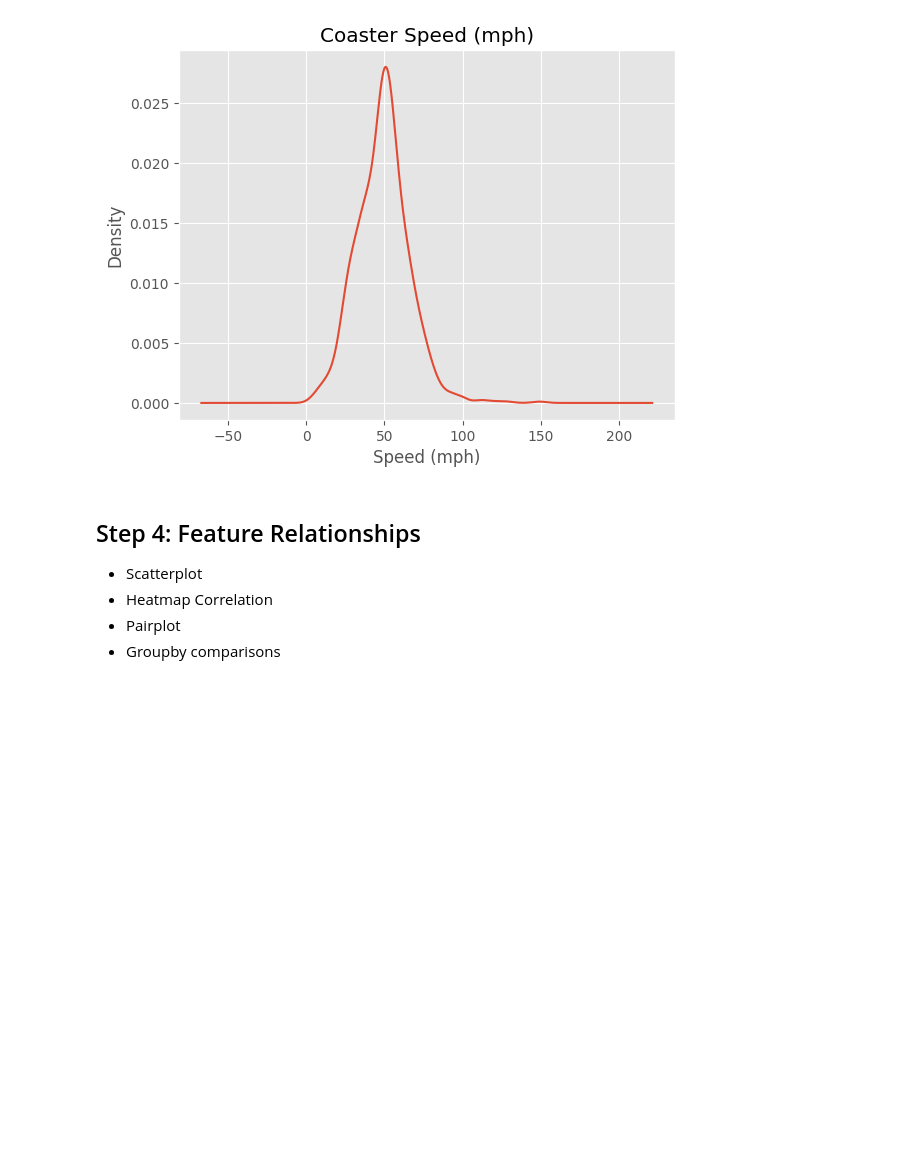
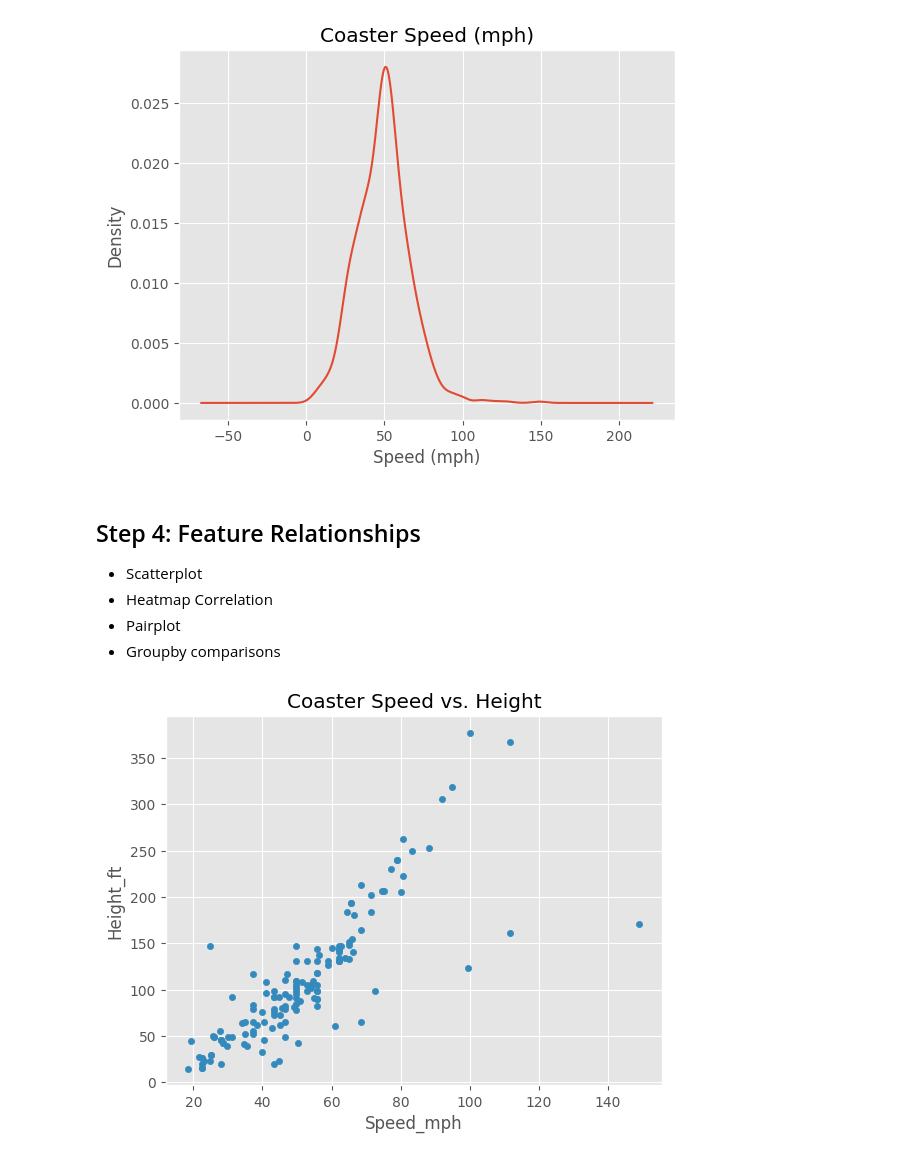
Before and after one commit to mateuslopes92/AI, a Jupyter notebook: exploratory_data_analysis/eda.ipynb, the cells around one changed output. Saved outputs shown, nothing was run; the diff lists cells and outputs as text; code cells hidden in the pictures; blank space fills up the shorter version.

Commit message:
Feature relationship and plots

```diff
--- a/exploratory_data_analysis/eda.ipynb
+++ b/exploratory_data_analysis/eda.ipynb
@@ -271,3 +271,8 @@ Text(0.5, 0, 'Speed (mph)')
 - Heatmap Correlation
 - Pairplot
 - Groupby comparisons
+# %%
+df.plot(kind="scatter", x="Speed_mph", y="Height_ft", title="Coaster Speed vs. Height")
+plt.show() # to dont show dataframe info
+# %% [output]
+[figure, added]
```
Also changed, not shown: parts of 4 cells of this notebook.
